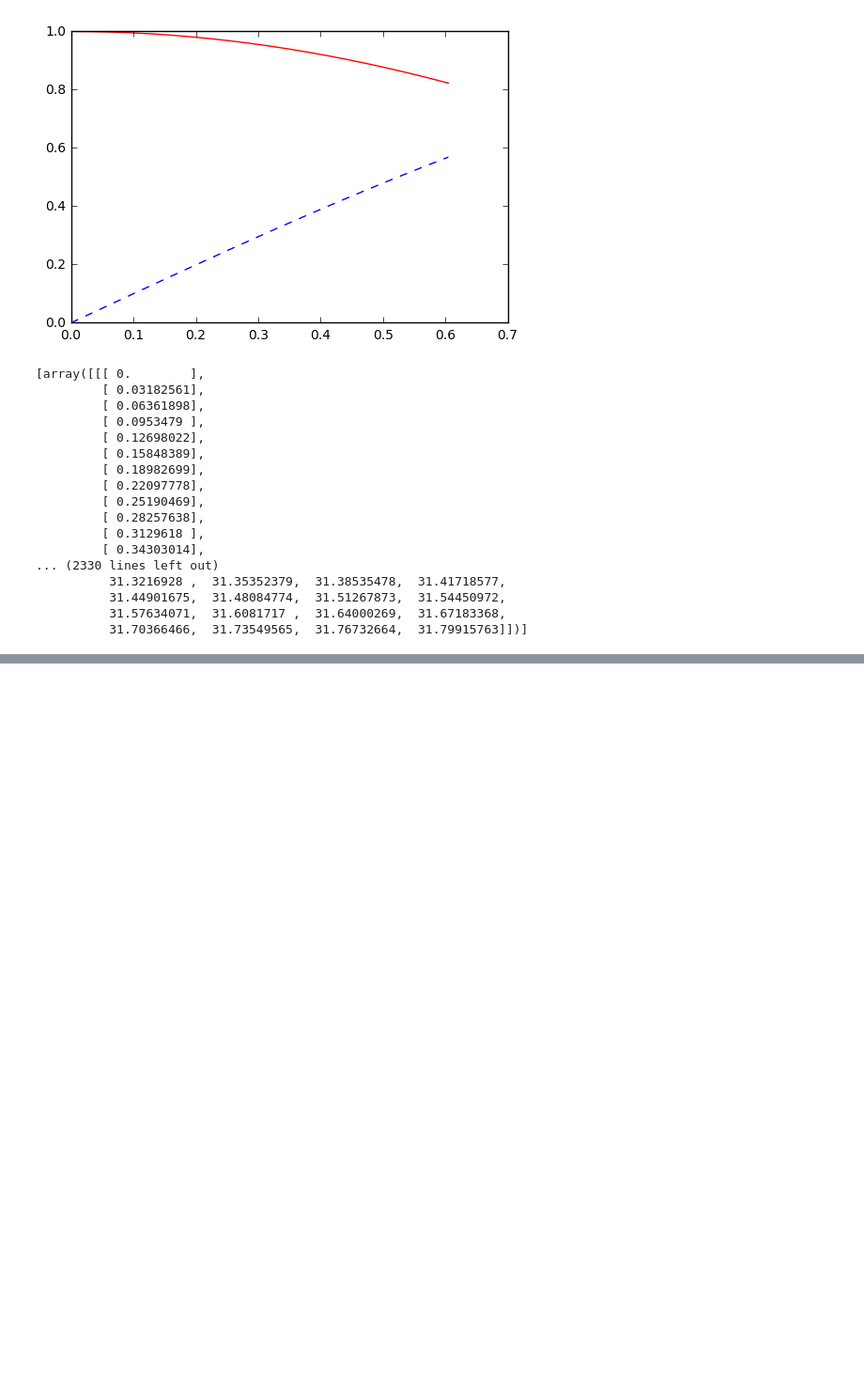
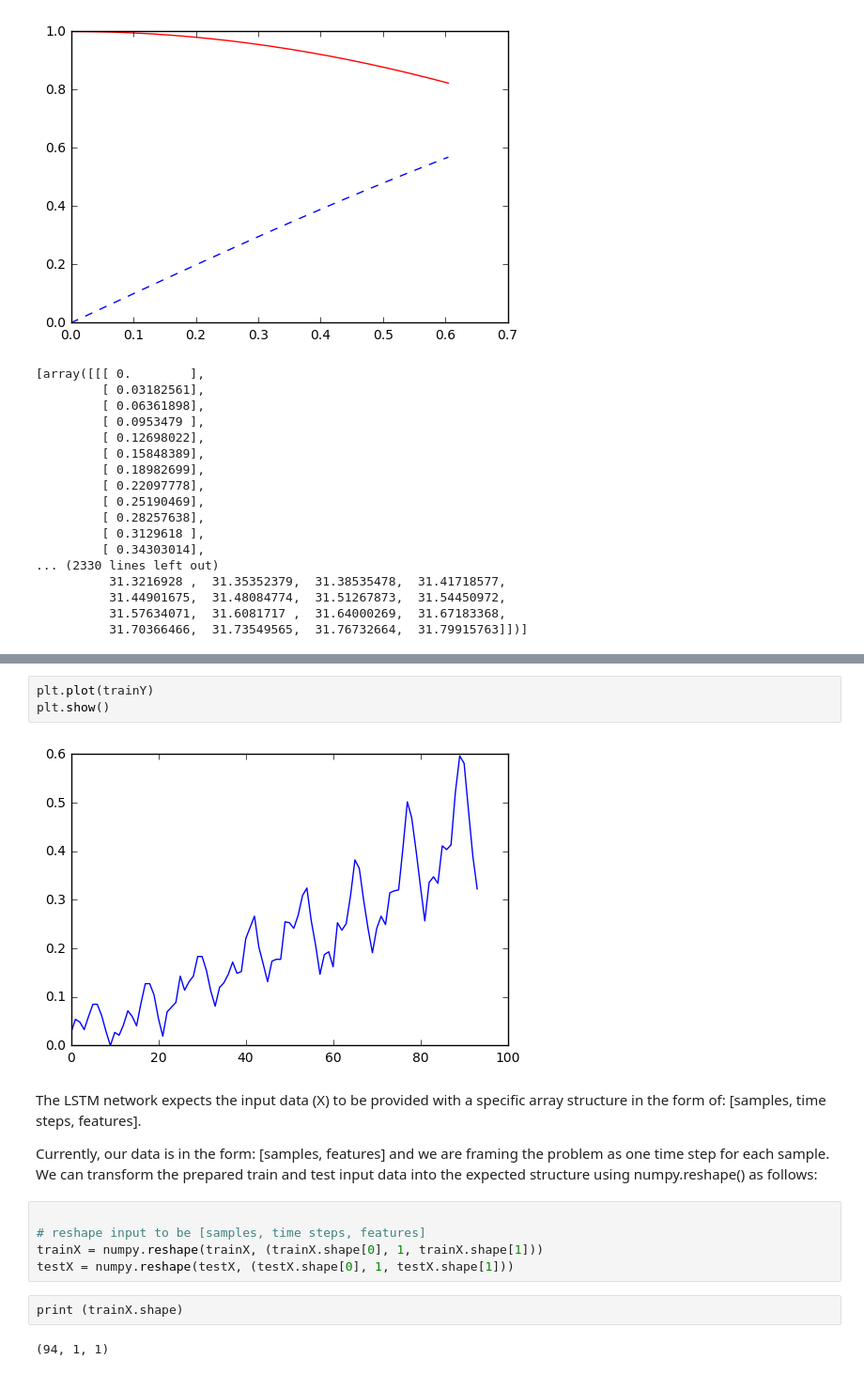
Before and after one commit to KentChun33333/blog, a Jupyter notebook: notebook/2017-Goals.ipynb, the cells around one changed output, grey strips where cells are left out. Shown: that part at 94% size. Cells and saved outputs as stored; diff of their text form; blank space fills up the shorter version.

```diff
--- a/notebook/2017-Goals.ipynb
+++ b/notebook/2017-Goals.ipynb
@@ -426,0 +501,18 @@ get_batch()
+# %%
+plt.plot(trainY)
+plt.show()
+# %% [output]
+[figure, added]
+# %% [markdown]
+The LSTM network expects the input data (X) to be provided with a specific array structure in the form of: [samples, time steps, features].
+
+Currently, our data is in the form: [samples, features] and we are framing the problem as one time step for each sample. We can transform the prepared train and test input data into the expected structure using numpy.reshape() as follows:
+# %%
+
+# reshape input to be [samples, time steps, features]
+trainX = numpy.reshape(trainX, (trainX.shape[0], 1, trainX.shape[1]))
+testX = numpy.reshape(testX, (testX.shape[0], 1, testX.shape[1]))
+# %%
+print (trainX.shape)
+# %% [output]
+(94, 1, 1)
```
Also changed, not shown: parts of 11 cells of this notebook.
